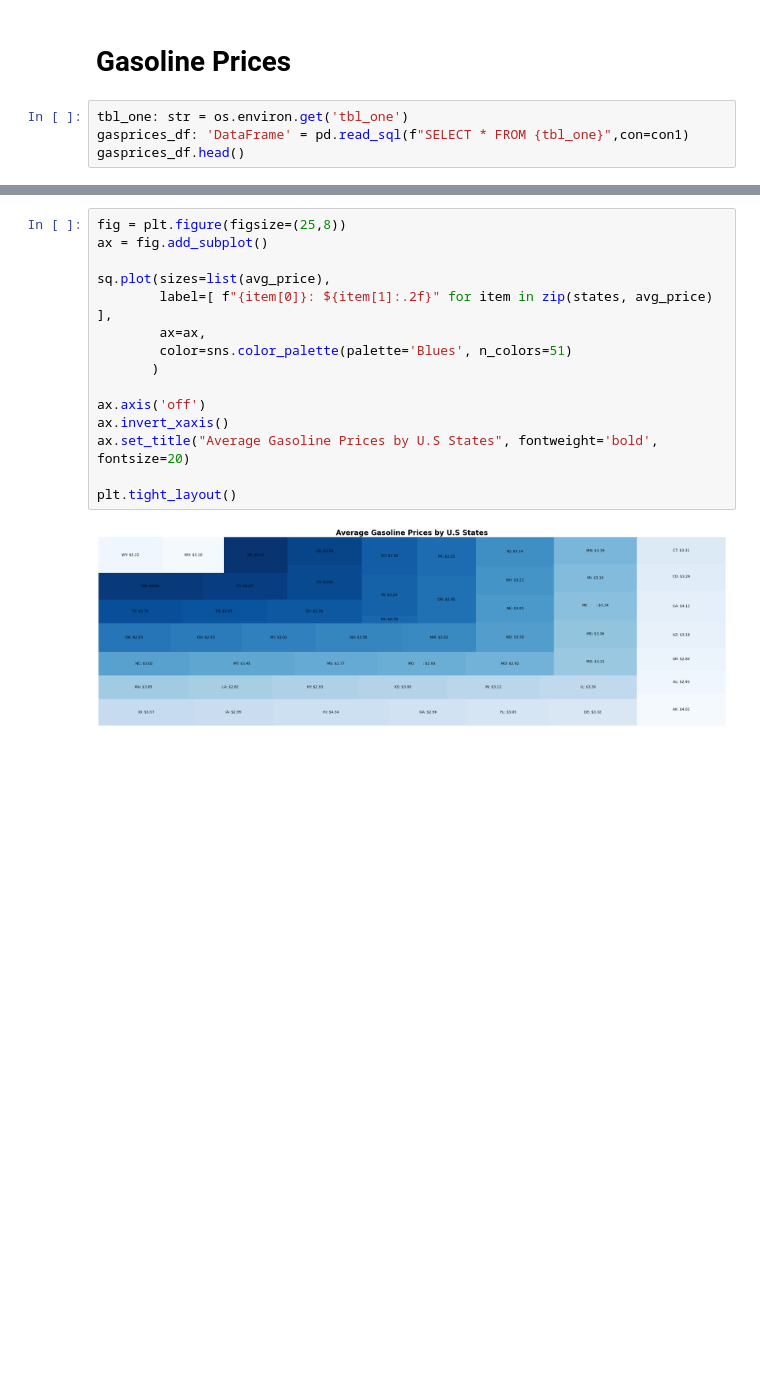
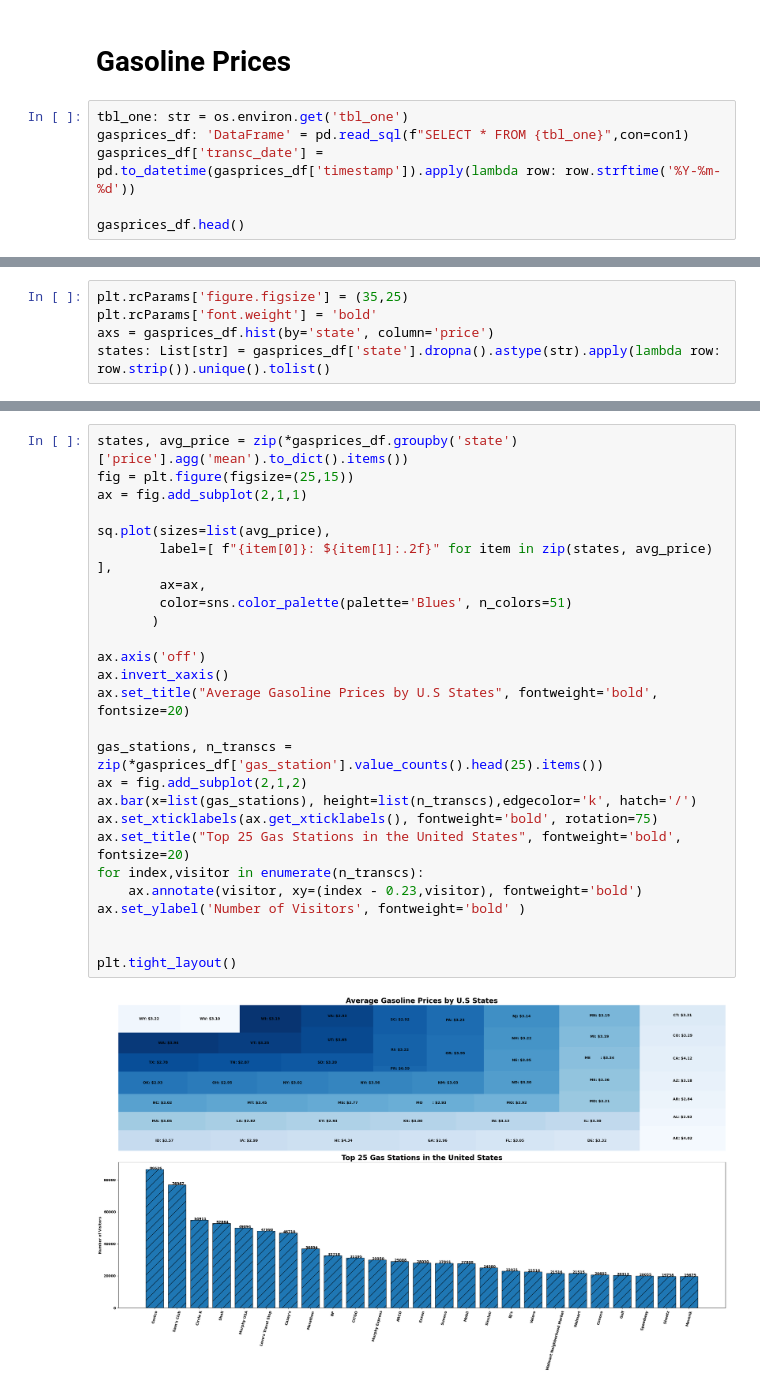
Before and after one commit to OdinProjectI/GasolinePricesAnalysis, a Jupyter notebook: ODINProjectGasolinePricesAnalysis.ipynb, the cells around one changed output, grey strips where cells are left out. Drawn from its saved outputs; the diff is of its cells as text; blank space fills up the shorter version.

Commit message:
Explore gasoline prices data by states and gas stations

```diff
--- a/ODINProjectGasolinePricesAnalysis.ipynb
+++ b/ODINProjectGasolinePricesAnalysis.ipynb
@@ -79,6 +81,8 @@ plt.tight_layout()
 # %%
 tbl_one: str = os.environ.get('tbl_one')
 gasprices_df: 'DataFrame' = pd.read_sql(f"SELECT * FROM {tbl_one}",con=con1)
+gasprices_df['transc_date'] = pd.to_datetime(gasprices_df['timestamp']).apply(lambda row: row.strftime('%Y-%m-%d'))
+
 gasprices_df.head()
 # %% [output]
 |  | index | gas_station | country | city | address | zip_code | state | regular_gas | midgrade_gas | ... |
@@ -91,0 +107,5 @@ states, avg_price = zip(*gasprices_df.groupby('state')['price'].agg('mean').to_d
+# %%
+plt.rcParams['figure.figsize'] = (35,25)
+plt.rcParams['font.weight'] = 'bold'
+axs = gasprices_df.hist(by='state', column='price')
+states: List[str] = gasprices_df['state'].dropna().astype(str).apply(lambda row: row.strip()).unique().tolist()
@@ -92,17 +116,28 @@ states, avg_price = zip(*gasprices_df.groupby('state')['price'].agg('mean').to_d
 # %%
-fig = plt.figure(figsize=(25,8))
-ax = fig.add_subplot()
+states, avg_price = zip(*gasprices_df.groupby('state')['price'].agg('mean').to_dict().items())
+fig = plt.figure(figsize=(25,15))
+ax = fig.add_subplot(2,1,1)
 
 sq.plot(sizes=list(avg_price),
         label=[ f"{item[0]}: ${item[1]:.2f}" for item in zip(states, avg_price) ],
         ax=ax,
         color=sns.color_palette(palette='Blues', n_colors=51)
        )
 
 ax.axis('off')
 ax.invert_xaxis()
 ax.set_title("Average Gasoline Prices by U.S States", fontweight='bold', fontsize=20)
 
+gas_stations, n_transcs = zip(*gasprices_df['gas_station'].value_counts().head(25).items())
+ax = fig.add_subplot(2,1,2)
+ax.bar(x=list(gas_stations), height=list(n_transcs),edgecolor='k', hatch='/')
+ax.set_xticklabels(ax.get_xticklabels(), fontweight='bold', rotation=75)
+ax.set_title("Top 25 Gas Stations in the United States", fontweight='bold', fontsize=20)
+for index,visitor in enumerate(n_transcs):
+    ax.annotate(visitor, xy=(index - 0.23,visitor), fontweight='bold')
+ax.set_ylabel('Number of Visitors', fontweight='bold' )
+
+
 plt.tight_layout()
 # %% [output]
-[figure, old version]
+[figure, new version]
```
Also changed, not shown: parts of 13 cells of this notebook.
